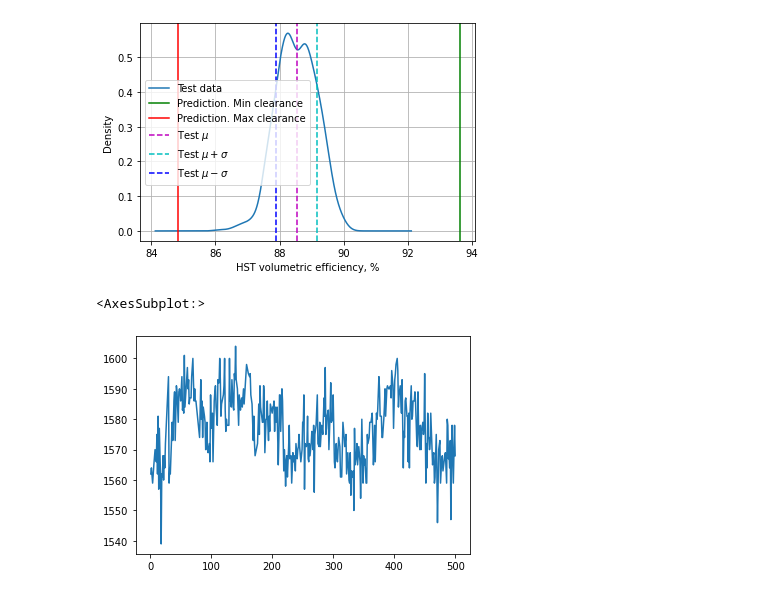
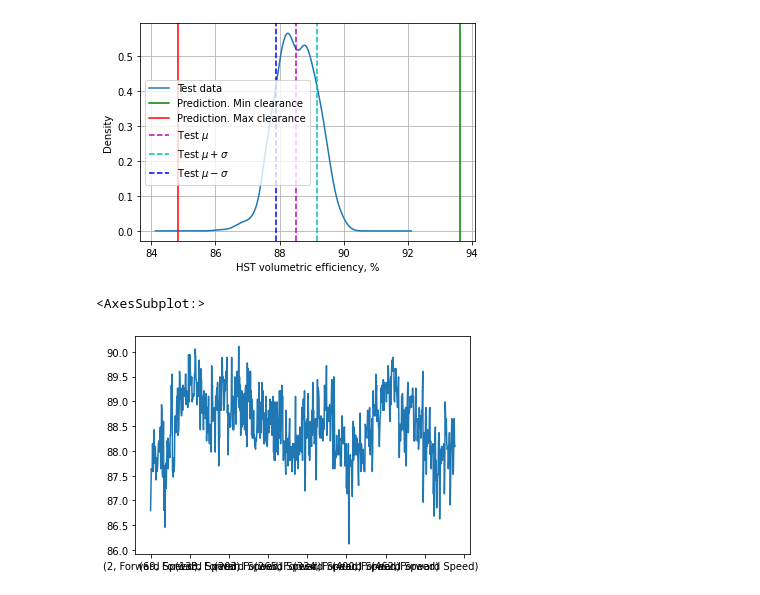
Before and after one commit to ivanokhotnikov/effmap, a Jupyter notebook: Notebooks/validation.ipynb, the cells around one changed output. Saved outputs shown, nothing was run; the diff lists cells and outputs as text; code cells hidden in the pictures.

Commit message:
Minor plotting, docstrings revision. Validation notebook update

```diff
--- a/Notebooks/validation.ipynb
+++ b/Notebooks/validation.ipynb
@@ -9,5 +9,5 @@ import effMap as ef
 # %%
-data = pd.read_csv('..\\Data\\test_data.csv')
+data = pd.read_csv('https://raw.githubusercontent.com/ivanokhotnikov/effmap_demo/master/data/test_data.csv')
 data.dropna(subset=['Forward Speed', 'Reverse Speed', 'Volumetric at 1780RPM'], inplace=True)
 speeds = data[['Forward Speed', 'Reverse Speed']].astype(float)
 speeds = speeds.stack()
@@ -41,7 +38,7 @@ plt.legend()
 <matplotlib.legend.Legend at 0x...>
 [figure]
 # %%
-data['Reverse Speed'].astype(float).plot()
+vol_eff.astype(float).plot()
 # %% [output]
 <AxesSubplot:>
-[figure, old version]
+[figure, new version]
```
Also changed, not shown: parts of 5 cells of this notebook, 1 other file.
